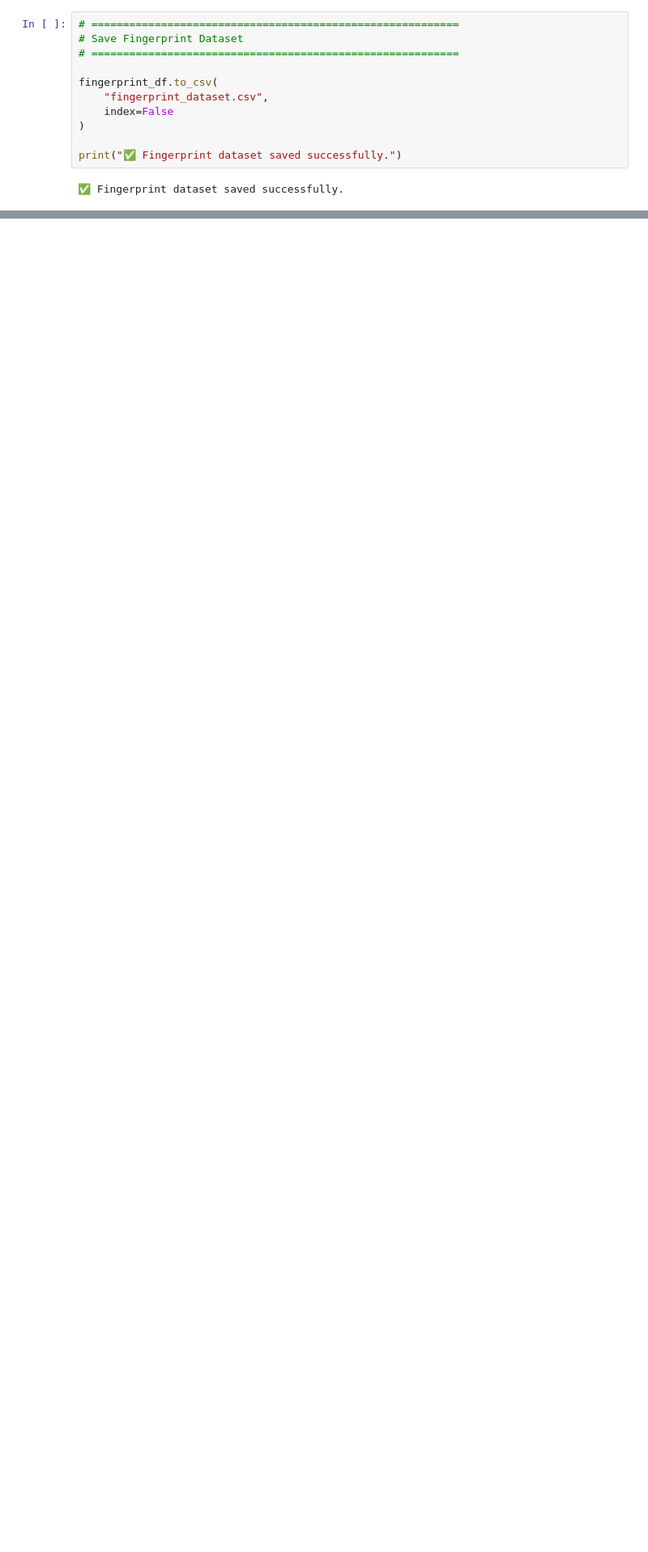
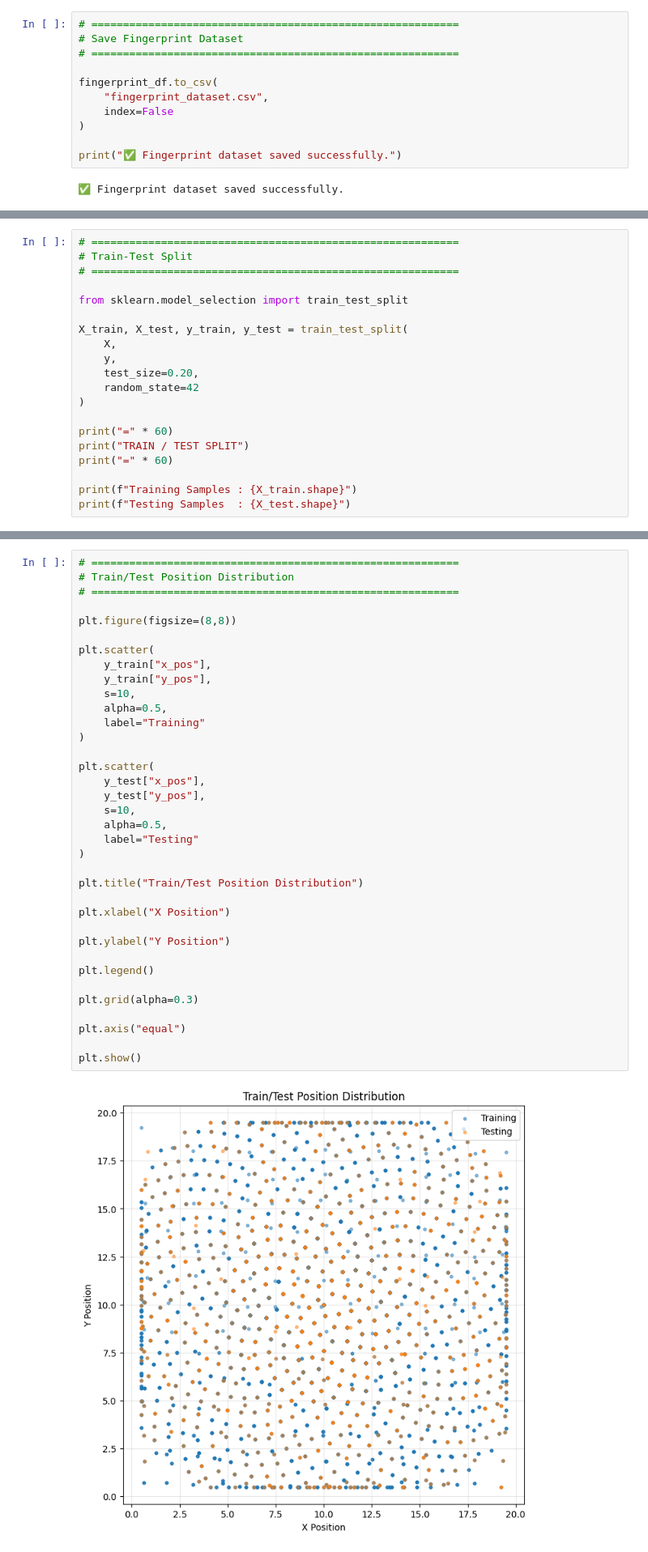
Before and after one commit to moazabeer/wifi-indoor-localization-ml, a Jupyter notebook: notebooks/WiFi_Indoor_Localization.ipynb, the cells around one changed output, grey strips where cells are left out. Shown at 81% size. Drawn from its saved outputs; the diff is of its cells as text; blank space fills up the shorter version.

```diff
--- a/notebooks/WiFi_Indoor_Localization.ipynb
+++ b/notebooks/WiFi_Indoor_Localization.ipynb
@@ -703,0 +747,20 @@ print("✅ Fingerprint dataset saved successfully.")
+# %%
+# ==========================================================
+# Train-Test Split
+# ==========================================================
+
+from sklearn.model_selection import train_test_split
+
+X_train, X_test, y_train, y_test = train_test_split(
+    X,
+    y,
+    test_size=0.20,
+    random_state=42
+)
+
+print("=" * 60)
+print("TRAIN / TEST SPLIT")
+print("=" * 60)
+
+print(f"Training Samples : {X_train.shape}")
+print(f"Testing Samples  : {X_test.shape}")
@@ -703,0 +773,38 @@ print("✅ Fingerprint dataset saved successfully.")
+# %%
+# ==========================================================
+# Train/Test Position Distribution
+# ==========================================================
+
+plt.figure(figsize=(8,8))
+
+plt.scatter(
+    y_train["x_pos"],
+    y_train["y_pos"],
+    s=10,
+    alpha=0.5,
+    label="Training"
+)
+
+plt.scatter(
+    y_test["x_pos"],
+    y_test["y_pos"],
+    s=10,
+    alpha=0.5,
+    label="Testing"
+)
+
+plt.title("Train/Test Position Distribution")
+
+plt.xlabel("X Position")
+
+plt.ylabel("Y Position")
+
+plt.legend()
+
+plt.grid(alpha=0.3)
+
+plt.axis("equal")
+
+plt.show()
+# %% [output]
+[figure, added]
```
Also changed, not shown: parts of 5 cells of this notebook.
